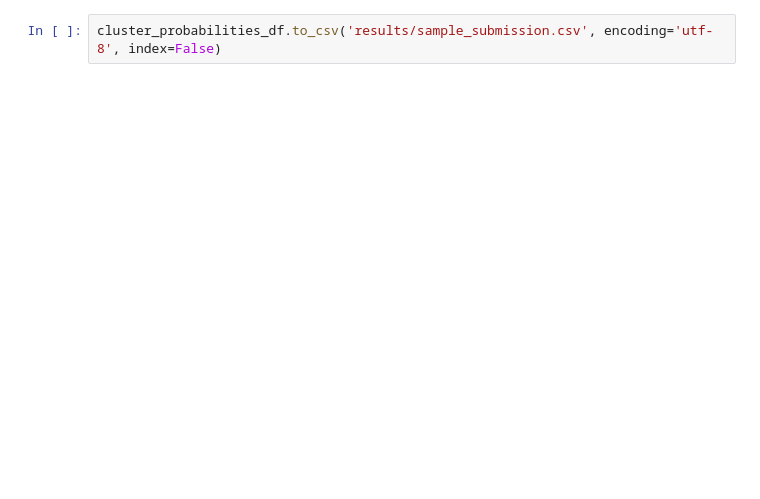
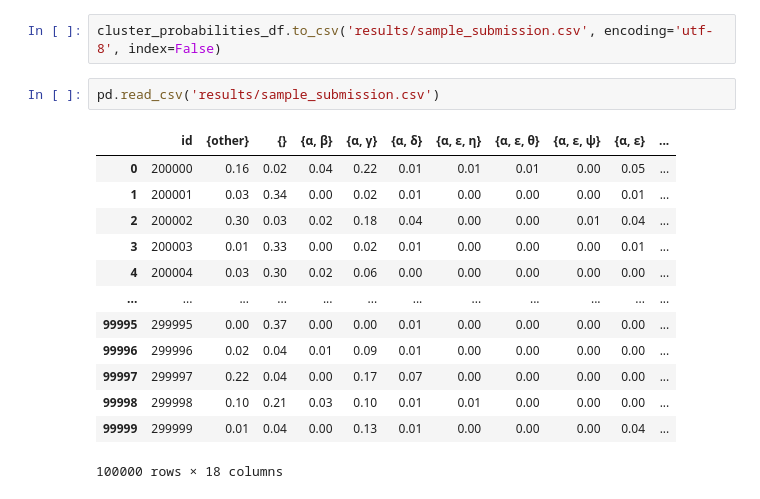
Before and after one commit to Halva773/alfa-hack, a Jupyter notebook: multi_randomforest.ipynb, the cells around one changed output. Saved outputs shown, nothing was run; the diff lists cells and outputs as text; blank space fills up the shorter version.

```diff
--- a/multi_randomforest.ipynb
+++ b/multi_randomforest.ipynb
@@ -124,2 +123,18 @@ cluster_probabilities_df = cluster_probabilities_df[[]]
 # %%
 cluster_probabilities_df.to_csv('results/sample_submission.csv', encoding='utf-8', index=False)
+# %%
+pd.read_csv('results/sample_submission.csv')
+# %% [output]
+|  | id | {other} | {} | {α, β} | {α, γ} | {α, δ} | {α, ε, η} | {α, ε, θ} | {α, ε, ψ} | {α, ε} | ... |
+| 0 | 200000 | 0.16 | 0.02 | 0.04 | 0.22 | 0.01 | 0.01 | 0.01 | 0.00 | 0.05 | ... |
+| 1 | 200001 | 0.03 | 0.34 | 0.00 | 0.02 | 0.01 | 0.00 | 0.00 | 0.00 | 0.01 | ... |
+| 2 | 200002 | 0.30 | 0.03 | 0.02 | 0.18 | 0.04 | 0.00 | 0.00 | 0.01 | 0.04 | ... |
+| 3 | 200003 | 0.01 | 0.33 | 0.00 | 0.02 | 0.01 | 0.00 | 0.00 | 0.00 | 0.01 | ... |
+| 4 | 200004 | 0.03 | 0.30 | 0.02 | 0.06 | 0.00 | 0.00 | 0.00 | 0.00 | 0.00 | ... |
+| ... | ... | ... | ... | ... | ... | ... | ... | ... | ... | ... | ... |
+| 99995 | 299995 | 0.00 | 0.37 | 0.00 | 0.00 | 0.01 | 0.00 | 0.00 | 0.00 | 0.00 | ... |
+| 99996 | 299996 | 0.02 | 0.04 | 0.01 | 0.09 | 0.01 | 0.00 | 0.00 | 0.00 | 0.00 | ... |
+| 99997 | 299997 | 0.22 | 0.04 | 0.00 | 0.17 | 0.07 | 0.00 | 0.00 | 0.00 | 0.00 | ... |
+| 99998 | 299998 | 0.10 | 0.21 | 0.03 | 0.10 | 0.01 | 0.01 | 0.00 | 0.00 | 0.00 | ... |
+| 99999 | 299999 | 0.01 | 0.04 | 0.00 | 0.13 | 0.01 | 0.00 | 0.00 | 0.00 | 0.04 | ... |
+100000 rows × 18 columns
```
Also changed, not shown: parts of 5 cells of this notebook, 1 other file.
